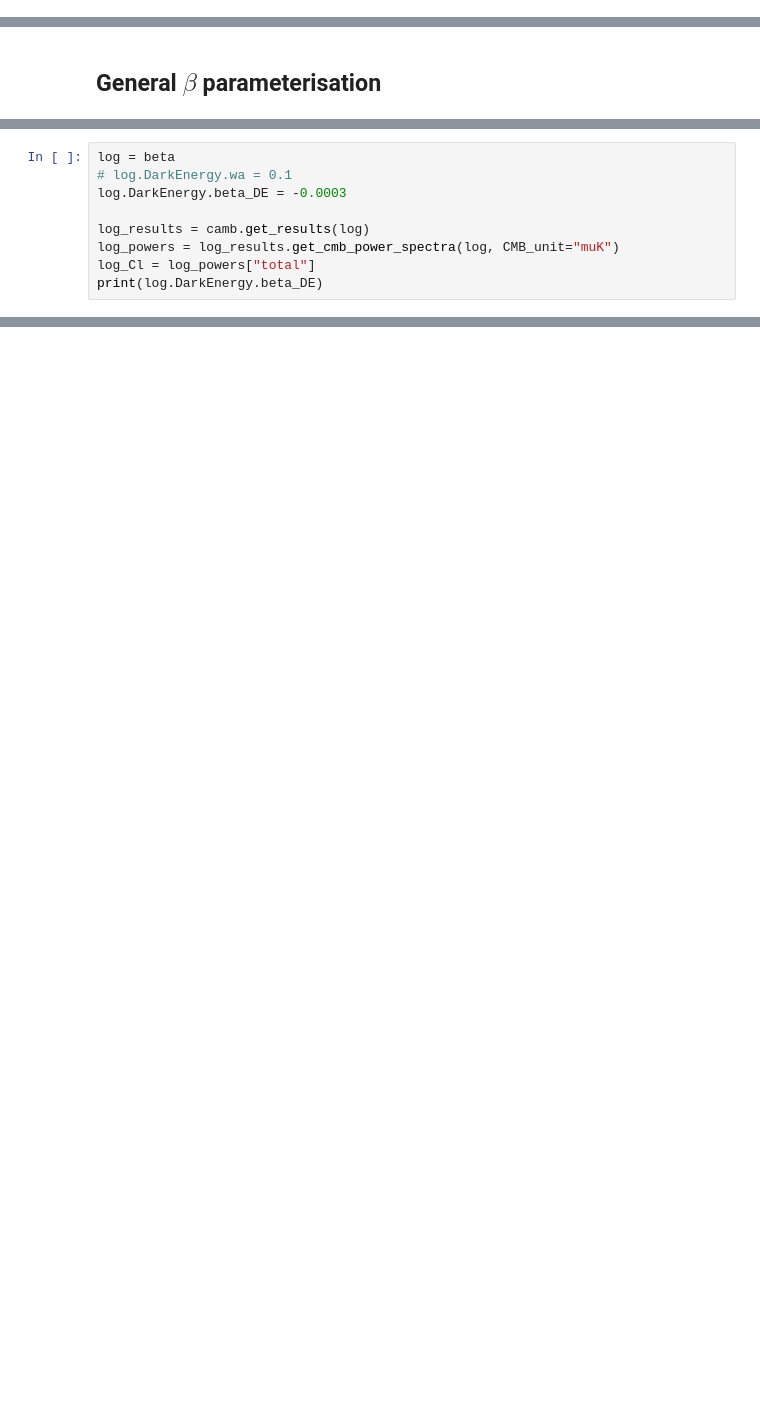
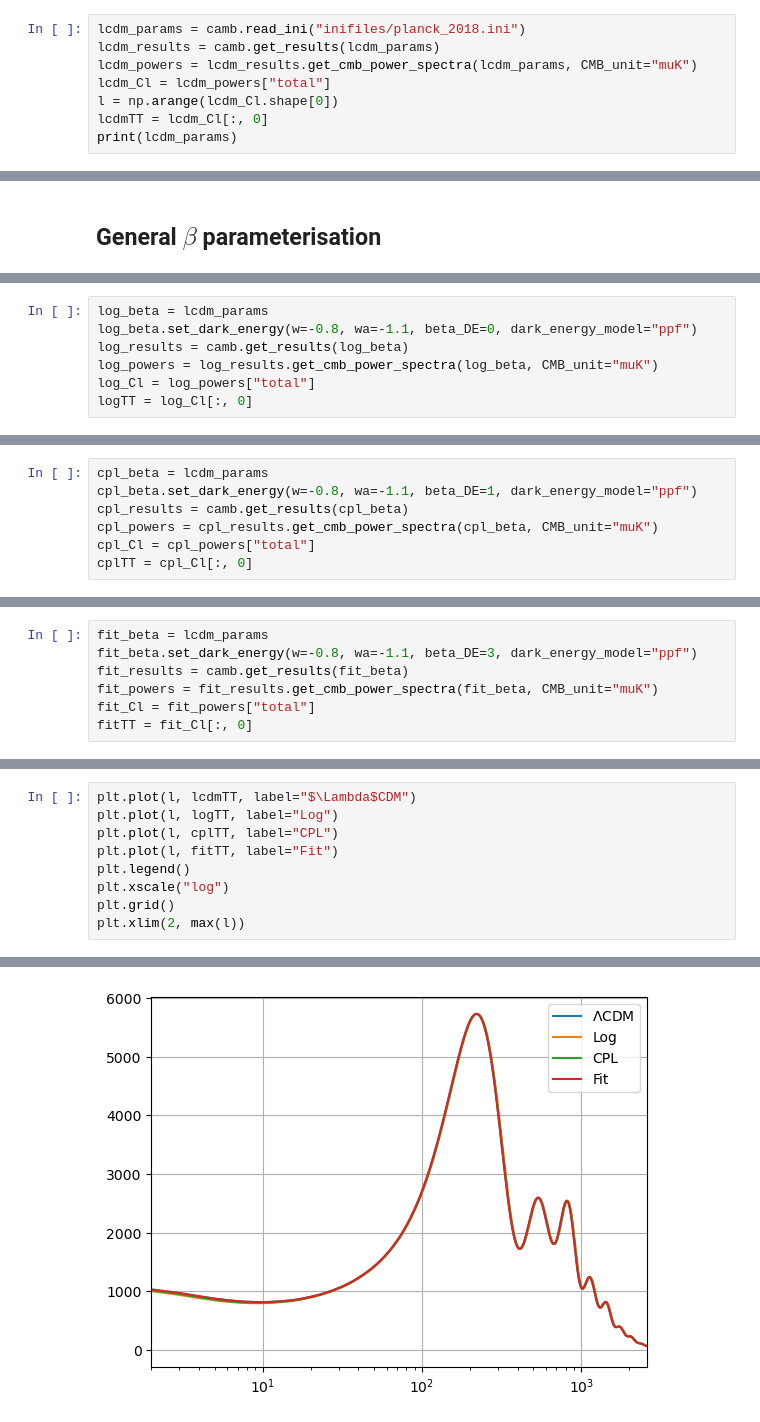
Before and after one commit to dlehdgk/CAMB_DE_beta, a Jupyter notebook: beta_test.ipynb, the cells around one changed output, grey strips where cells are left out. Cells and saved outputs as stored; diff of their text form; blank space fills up the shorter version.

Commit message:
plot for effect of beta on the power spectrum

```diff
--- a/beta_test.ipynb
+++ b/beta_test.ipynb
@@ -6,0 +9,8 @@ import numpy as np
+# %%
+lcdm_params = camb.read_ini("inifiles/planck_2018.ini")
+lcdm_results = camb.get_results(lcdm_params)
+lcdm_powers = lcdm_results.get_cmb_power_spectra(lcdm_params, CMB_unit="muK")
+lcdm_Cl = lcdm_powers["total"]
+l = np.arange(lcdm_Cl.shape[0])
+lcdmTT = lcdm_Cl[:, 0]
+print(lcdm_params)
@@ -26,9 +39,7 @@ ThemoData Init: failed to find end of recombination
 # %%
-log = beta
-# log.DarkEnergy.wa = 0.1
-log.DarkEnergy.beta_DE = -0.0003
-
-log_results = camb.get_results(log)
-log_powers = log_results.get_cmb_power_spectra(log, CMB_unit="muK")
+log_beta = lcdm_params
+log_beta.set_dark_energy(w=-0.8, wa=-1.1, beta_DE=0, dark_energy_model="ppf")
+log_results = camb.get_results(log_beta)
+log_powers = log_results.get_cmb_power_spectra(log_beta, CMB_unit="muK")
 log_Cl = log_powers["total"]
-print(log.DarkEnergy.beta_DE)
+logTT = log_Cl[:, 0]
@@ -65,0 +48,7 @@ for pindx, ll in zip(range(4), ["TT", "EE", "BB", "TE"]):
+# %%
+cpl_beta = lcdm_params
+cpl_beta.set_dark_energy(w=-0.8, wa=-1.1, beta_DE=1, dark_energy_model="ppf")
+cpl_results = camb.get_results(cpl_beta)
+cpl_powers = cpl_results.get_cmb_power_spectra(cpl_beta, CMB_unit="muK")
+cpl_Cl = cpl_powers["total"]
+cplTT = cpl_Cl[:, 0]
@@ -65,0 +57,7 @@ for pindx, ll in zip(range(4), ["TT", "EE", "BB", "TE"]):
+# %%
+fit_beta = lcdm_params
+fit_beta.set_dark_energy(w=-0.8, wa=-1.1, beta_DE=3, dark_energy_model="ppf")
+fit_results = camb.get_results(fit_beta)
+fit_powers = fit_results.get_cmb_power_spectra(fit_beta, CMB_unit="muK")
+fit_Cl = fit_powers["total"]
+fitTT = fit_Cl[:, 0]
@@ -65,0 +66,10 @@ for pindx, ll in zip(range(4), ["TT", "EE", "BB", "TE"]):
+# %%
+plt.plot(l, lcdmTT, label="$\Lambda$CDM")
+plt.plot(l, logTT, label="Log")
+plt.plot(l, cplTT, label="CPL")
+plt.plot(l, fitTT, label="Fit")
+plt.legend()
+plt.xscale("log")
+plt.grid()
+plt.xlim(2, max(l))
+# %% [output]
@@ -65,0 +77 @@ for pindx, ll in zip(range(4), ["TT", "EE", "BB", "TE"]):
+[figure, added]
```
Also changed, not shown: parts of 16 cells of this notebook.
